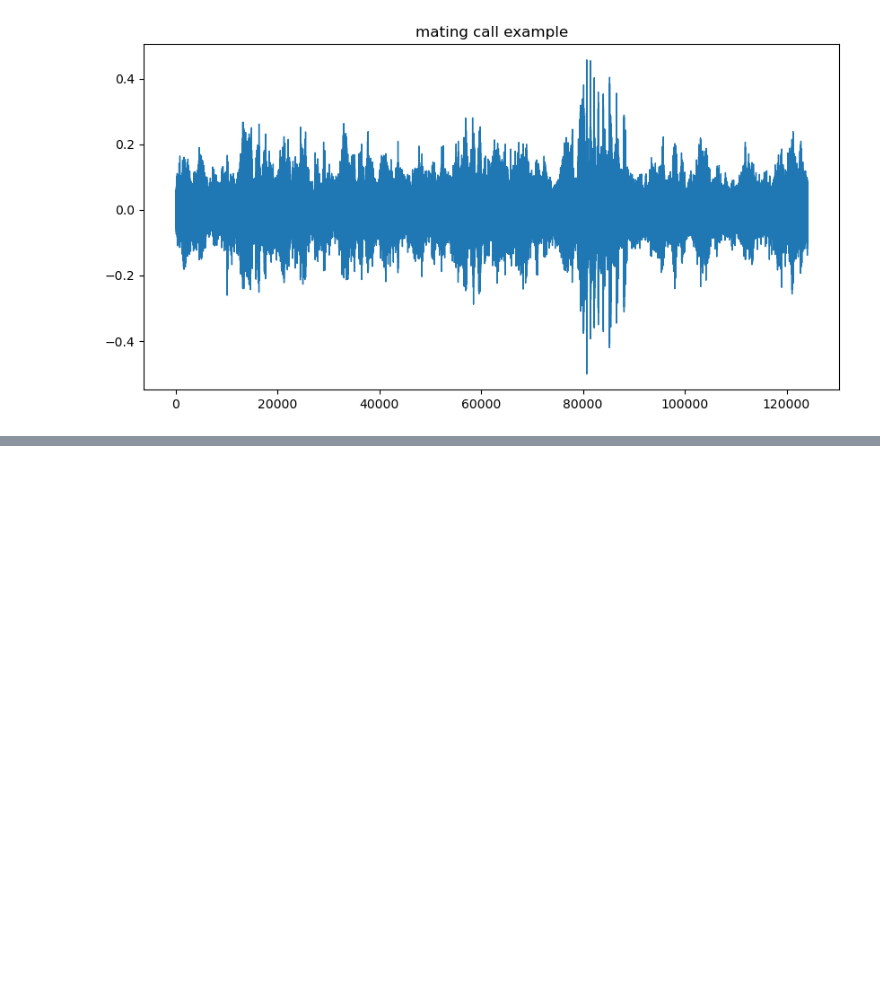
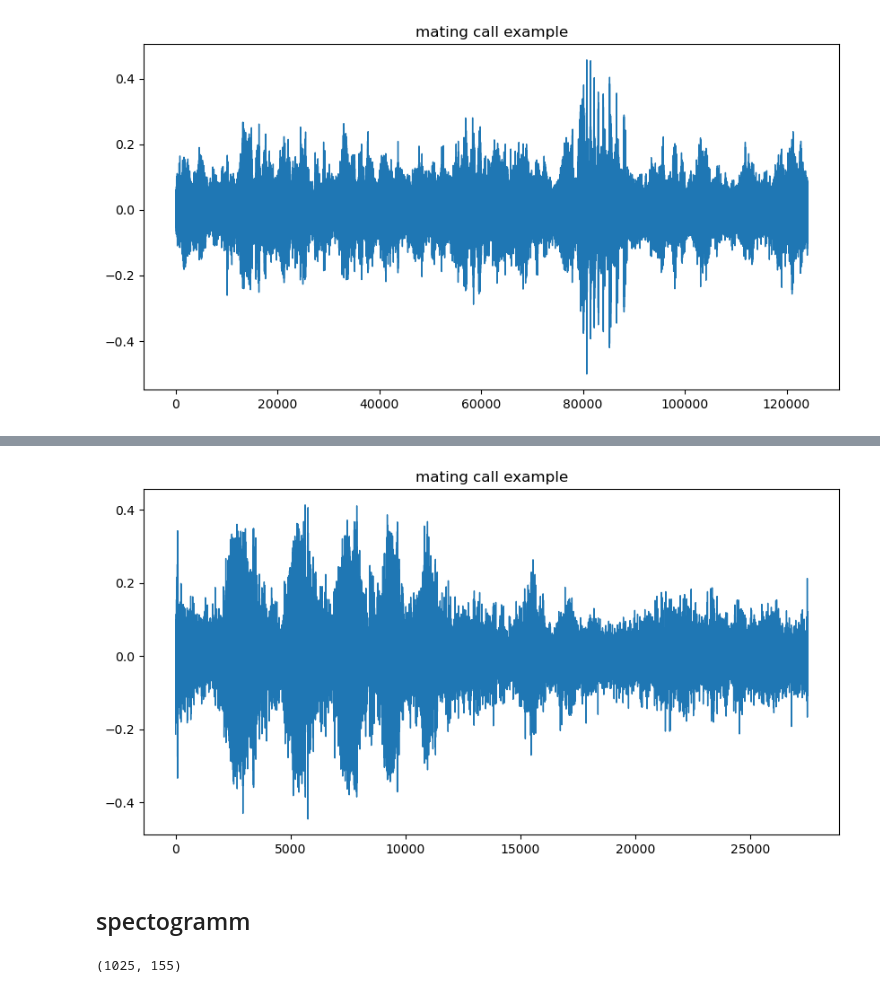
Before and after one commit to baliddeki/Bird-Behavior-ML-Project, a Jupyter notebook: data_cleaning.ipynb, the cells around one changed output, grey strips where cells are left out. Drawn from its saved outputs; the diff is of its cells as text; code cells hidden in the pictures; blank space fills up the shorter version.

```diff
--- a/data_cleaning.ipynb
+++ b/data_cleaning.ipynb
@@ -143,0 +156,14 @@ print(f'sr:{sr}')
+# %%
+pd.Series(y[3000:30500]).plot(figsize = (10, 5), lw=1,
+                 title = "mating call example")
+plt.show()
+# %% [output]
+[figure, added]
+# %% [markdown]
+## spectogramm
+# %%
+D = librosa.stft(y)
+s_db = librosa.amplitude_to_db(np.abs(D), ref=np.max)
+s_db.shape
+# %% [output]
+(1025, 155)
```
Also changed, not shown: parts of 5 cells of this notebook.
